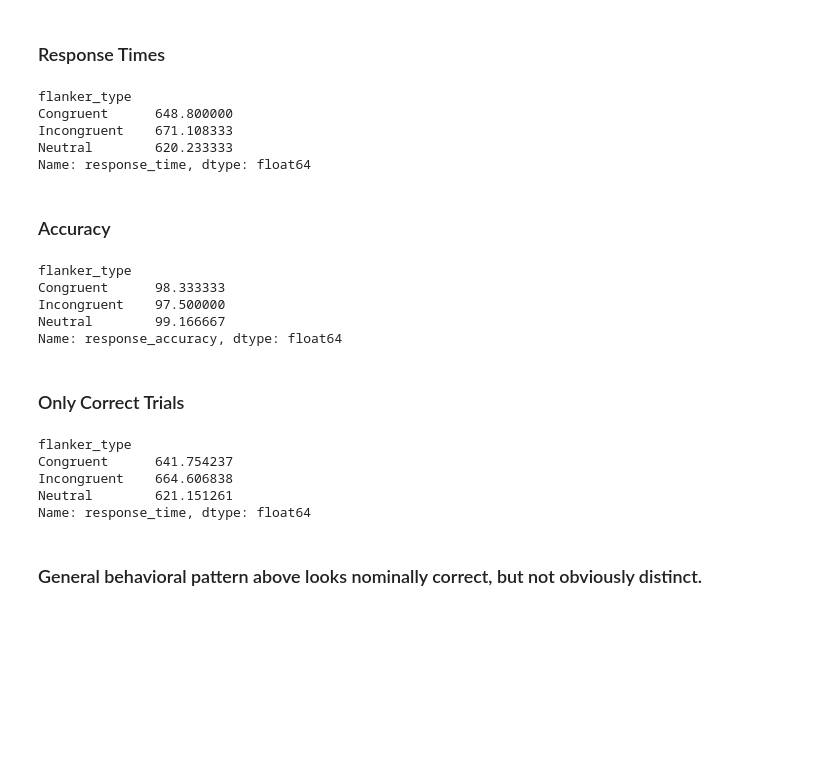
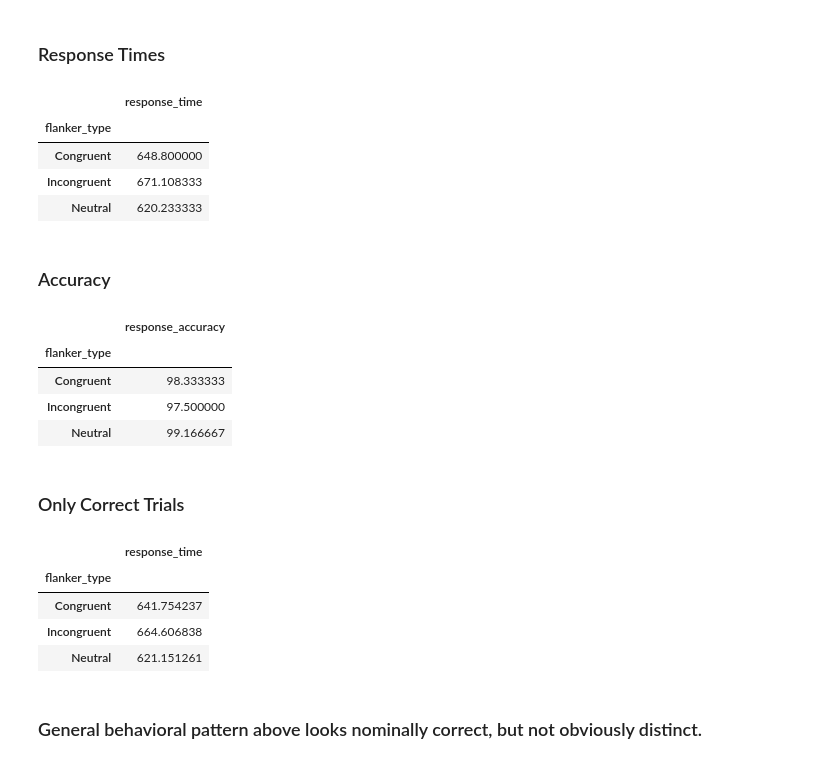
Before and after one commit to none2serious/MindLogger_Flanker_datacheck, a Jupyter notebook: Flanker_DataCheck_03292022.ipynb, the cells around one changed output. Cells and saved outputs as stored; diff of their text form; code cells hidden in the pictures; blank space fills up the shorter version.

```diff
--- a/Flanker_DataCheck_03292022.ipynb
+++ b/Flanker_DataCheck_03292022.ipynb
@@ -392,35 +392,35 @@ flat = flatten_flanker_df(df)
 # %% [markdown]
 ### Response Times
 # %%
-flat.groupby("flanker_type").response_time.mean()
+pd.DataFrame(flat.groupby("flanker_type").response_time.mean())
 # %% [output]
-flanker_type
-Congruent      648.800000
-Incongruent    671.108333
-Neutral        620.233333
-Name: response_time, dtype: float64
+|  | response_time |
+| flanker_type |  |
+| Congruent | 648.800000 |
+| Incongruent | 671.108333 |
+| Neutral | 620.233333 |
 # %% [markdown]
 ### Accuracy
 # %%
-flat.groupby("flanker_type").response_accuracy.mean() * 100
+pd.DataFrame(flat.groupby("flanker_type").response_accuracy.mean() * 100)
 # %% [output]
-flanker_type
-Congruent      98.333333
-Incongruent    97.500000
-Neutral        99.166667
-Name: response_accuracy, dtype: float64
+|  | response_accuracy |
+| flanker_type |  |
+| Congruent | 98.333333 |
+| Incongruent | 97.500000 |
+| Neutral | 99.166667 |
 # %% [markdown]
 ### Only Correct Trials
 # %%
 correct = flat[flat.response_accuracy ==1].copy() # copy, not view
 # %%
-correct.groupby("flanker_type").response_time.mean()
+pd.DataFrame(correct.groupby("flanker_type").response_time.mean())
 # %% [output]
-flanker_type
-Congruent      641.754237
-Incongruent    664.606838
-Neutral        621.151261
-Name: response_time, dtype: float64
+|  | response_time |
+| flanker_type |  |
+| Congruent | 641.754237 |
+| Incongruent | 664.606838 |
+| Neutral | 621.151261 |
 # %% [markdown]
 ### General behavioral pattern above looks nominally correct, but not obviously distinct.
 # %% [markdown]
```
Also changed, not shown: parts of 4 cells of this notebook.
